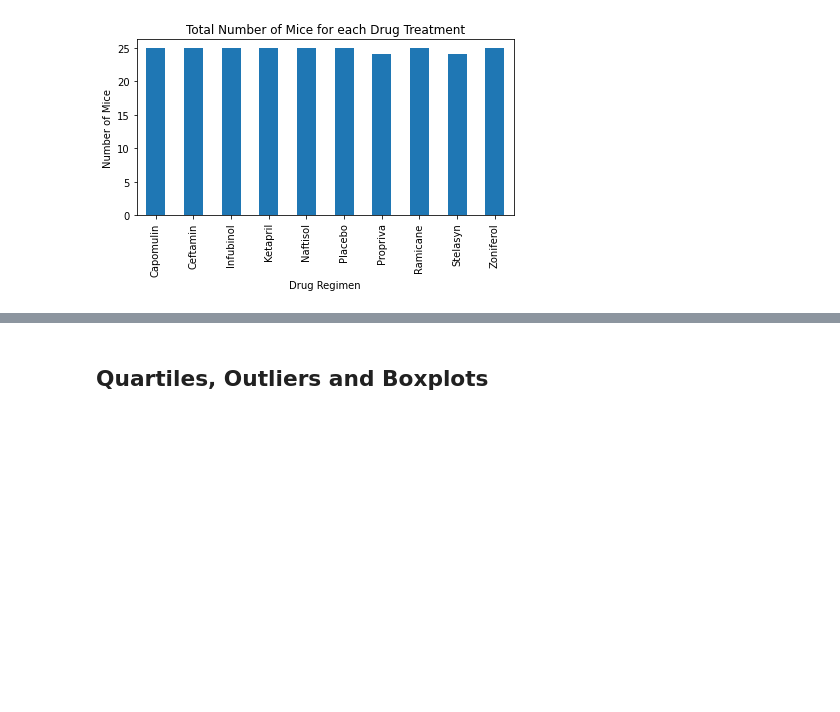
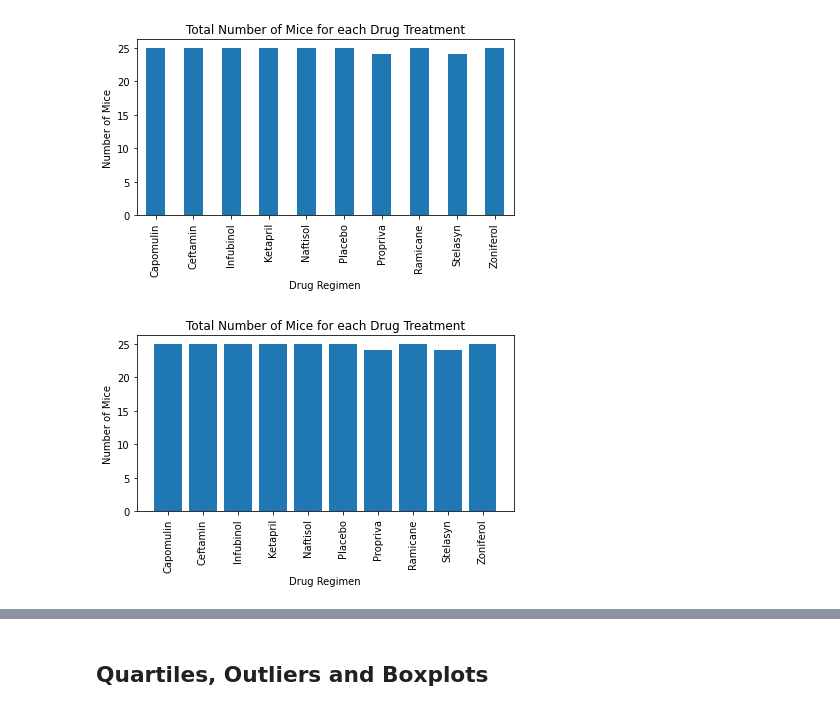
Before and after one commit to jeremychiaa/matplotlib-challenge, a Jupyter notebook: pymaceuticals_starter.ipynb, the cells around one changed output, grey strips where cells are left out. Cells and saved outputs as stored; diff of their text form; code cells hidden in the pictures; blank space fills up the shorter version.

Commit message:
bar and pie chart using pyplot

```diff
--- a/pymaceuticals_starter.ipynb
+++ b/pymaceuticals_starter.ipynb
@@ -171,9 +171,29 @@ plt.show()
 [figure]
 # %%
 # Generate a bar plot showing the total number of mice for each treatment throughout the course of the study using pyplot.
-x_axis = grouped_drugs["Drug Regimen"].unique()
+# Assign total mice to new variable
+mice_count = total_mice
 
-plt.bar(x_axis, total_mice, color="b", align="center")
+# Reset index of mice_count
+mice_count = mice_count.reset_index()
+
+# Assign axis values
+x_axis = mice_count["Drug Regimen"]
+y_axis = mice_count["Mouse ID"]
+
+# Plot bar chart
+plt.bar(x_axis, y_axis)
+plt.xticks(rotation=90)
+
+# Give chart title and labels
+plt.title("Total Number of Mice for each Drug Treatment")
+plt.xlabel("Drug Regimen")
+plt.ylabel("Number of Mice")
+
+plt.tight_layout()
+plt.show()
+# %% [output]
+[figure, added]
 # %%
 # Generate a pie plot showing the distribution of female versus male mice using pandas
 # Group data by gender
```
Also changed, not shown: parts of 3 cells of this notebook.
